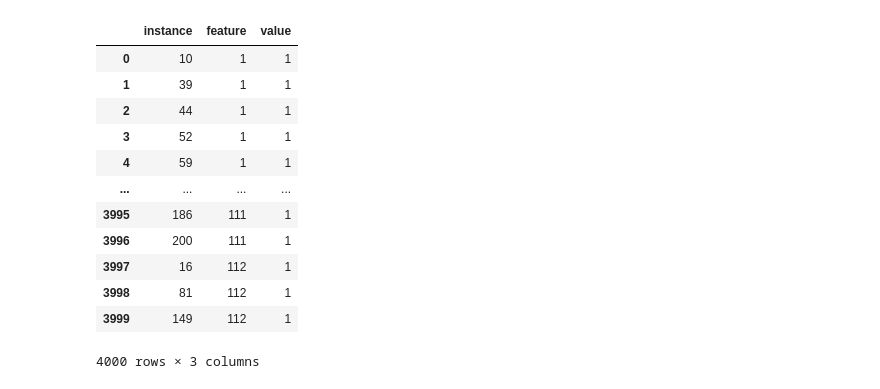
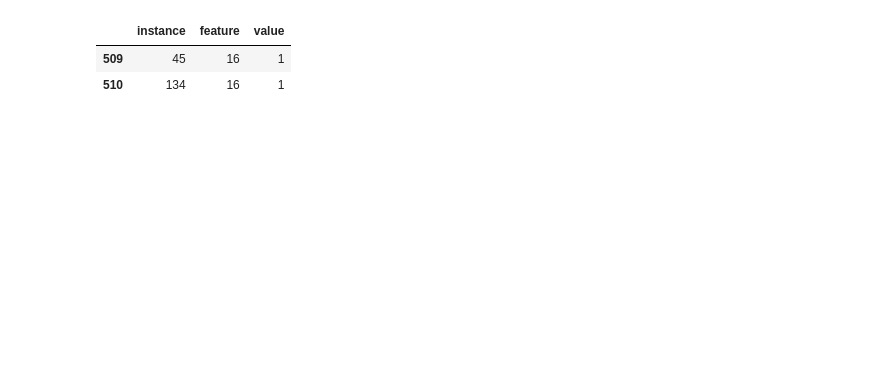
Before and after one commit to GhazaleZe/Investigate_Classifiers, a Jupyter notebook: Mushroom.ipynb, the cells around one changed output. Saved outputs shown, nothing was run; the diff lists cells and outputs as text; code cells hidden in the pictures; blank space fills up the shorter version.

```diff
--- a/Mushroom.ipynb
+++ b/Mushroom.ipynb
@@ -46,17 +19,7 @@ df_features
 # %%
-df_test_x = pd.read_csv("test_X.csv",names=custom_column_names)
-df_test_x
+df_test_x = pd.read_csv("test_X.csv", names=custom_column_names)
+df_test_x[df_test_x['feature']==16]
 # %% [output]
 |  | instance | feature | value |
-| 0 | 10 | 1 | 1 |
-| 1 | 39 | 1 | 1 |
-| 2 | 44 | 1 | 1 |
-| 3 | 52 | 1 | 1 |
-| 4 | 59 | 1 | 1 |
-| ... | ... | ... | ... |
-| 3995 | 186 | 111 | 1 |
-| 3996 | 200 | 111 | 1 |
-| 3997 | 16 | 112 | 1 |
-| 3998 | 81 | 112 | 1 |
-| 3999 | 149 | 112 | 1 |
+| 509 | 45 | 16 | 1 |
+| 510 | 134 | 16 | 1 |
-4000 rows × 3 columns
```
Also changed, not shown: parts of 16 cells of this notebook, 1 other file.
